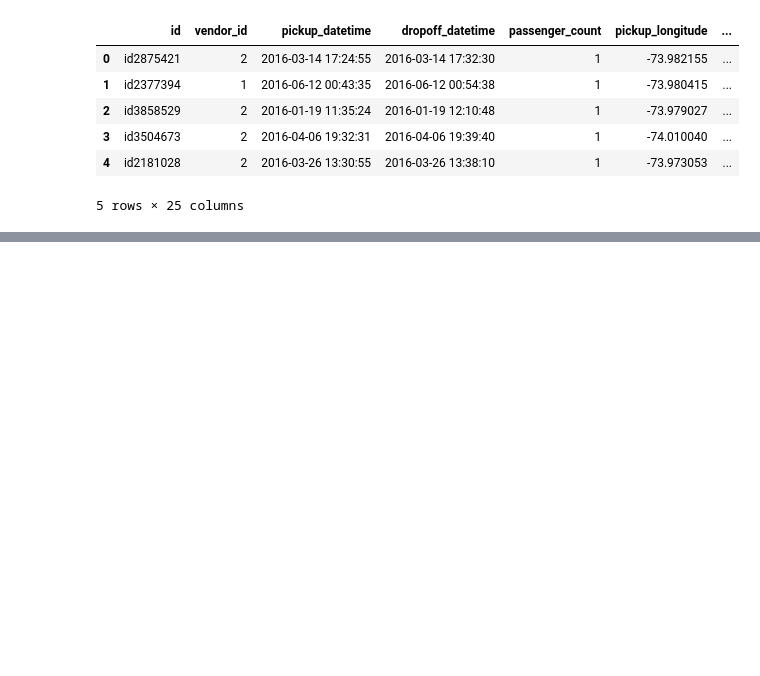
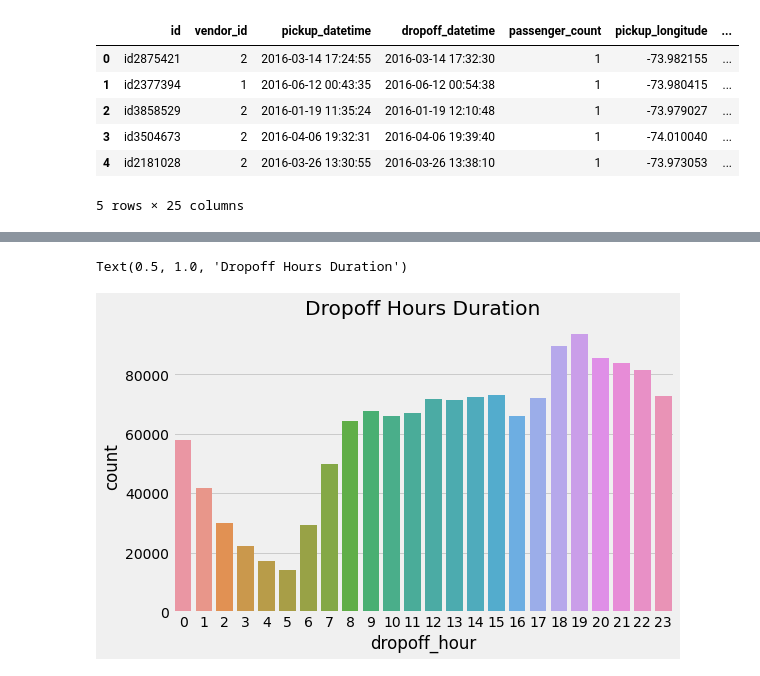
Before and after one commit to Deep-dive-into-Kaggle-and-ML/Kaggle, a Jupyter notebook: week02/Eunhee/Exploratory-analysis.ipynb, the cells around one changed output, grey strips where cells are left out. Cells and saved outputs as stored; diff of their text form; code cells hidden in the pictures; blank space fills up the shorter version.

```diff
--- a/week02/Eunhee/Exploratory-analysis.ipynb
+++ b/week02/Eunhee/Exploratory-analysis.ipynb
@@ -179,0 +261,6 @@ train.head()
+# %%
+plt.figure(figsize=(8,5))
+sns.countplot(x=train['dropoff_hour']).set_title("Dropoff Hours Duration")
+# %% [output]
+Text(0.5, 1.0, 'Dropoff Hours Duration')
+[figure, added]
```
Also changed, not shown: parts of 53 cells of this notebook.
